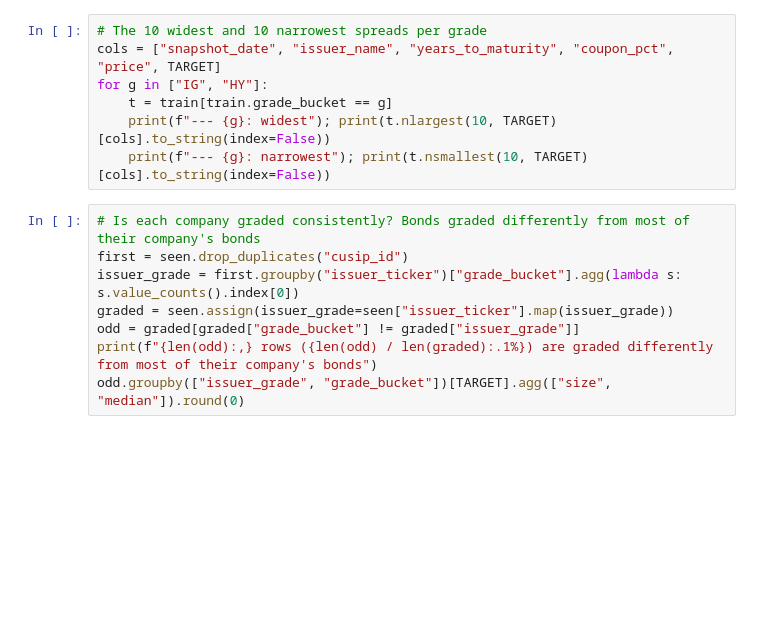
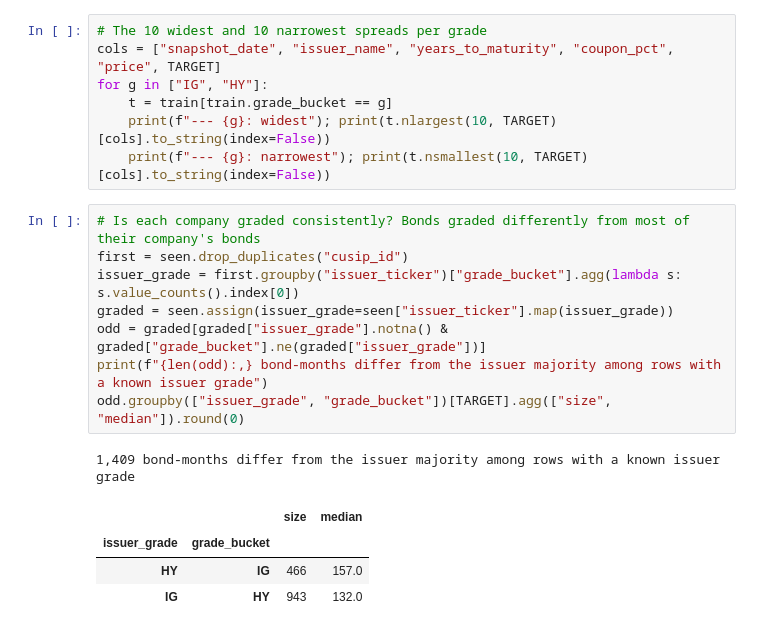
Before and after one commit to IE-MBDS-Group-2/2.7-ML, a Jupyter notebook: notebooks/01_eda.ipynb, the cells around one changed output. Cells and saved outputs as stored; diff of their text form; blank space fills up the shorter version.

```diff
--- a/notebooks/01_eda.ipynb
+++ b/notebooks/01_eda.ipynb
@@ -197,8 +284,14 @@ for g in ["IG", "HY"]:
 # %%
 # Is each company graded consistently? Bonds graded differently from most of their company's bonds
 first = seen.drop_duplicates("cusip_id")
 issuer_grade = first.groupby("issuer_ticker")["grade_bucket"].agg(lambda s: s.value_counts().index[0])
 graded = seen.assign(issuer_grade=seen["issuer_ticker"].map(issuer_grade))
-odd = graded[graded["grade_bucket"] != graded["issuer_grade"]]
-print(f"{len(odd):,} rows ({len(odd) / len(graded):.1%}) are graded differently from most of their company's bonds")
+odd = graded[graded["issuer_grade"].notna() & graded["grade_bucket"].ne(graded["issuer_grade"])]
+print(f"{len(odd):,} bond-months differ from the issuer majority among rows with a known issuer grade")
 odd.groupby(["issuer_grade", "grade_bucket"])[TARGET].agg(["size", "median"]).round(0)
+# %% [output]
+1,409 bond-months differ from the issuer majority among rows with a known issuer grade
+|  |  | size | median |
+| issuer_grade | grade_bucket |  |  |
+| HY | IG | 466 | 157.0 |
+| IG | HY | 943 | 132.0 |
```
Also changed, not shown: parts of 28 cells of this notebook, 1 other file.
